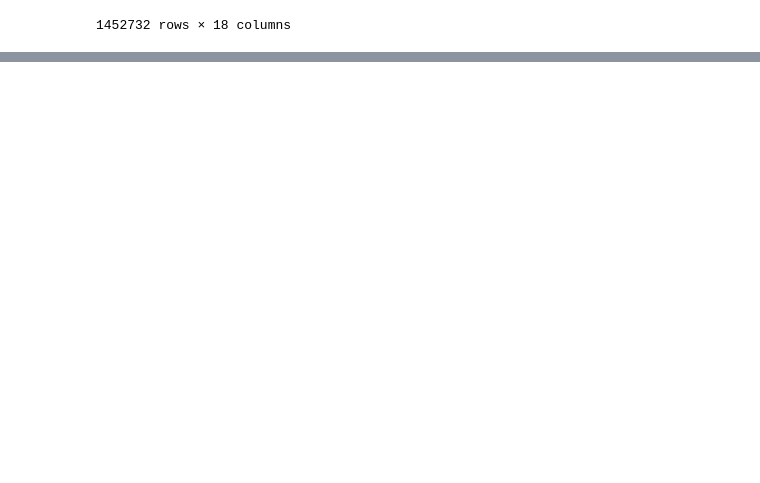
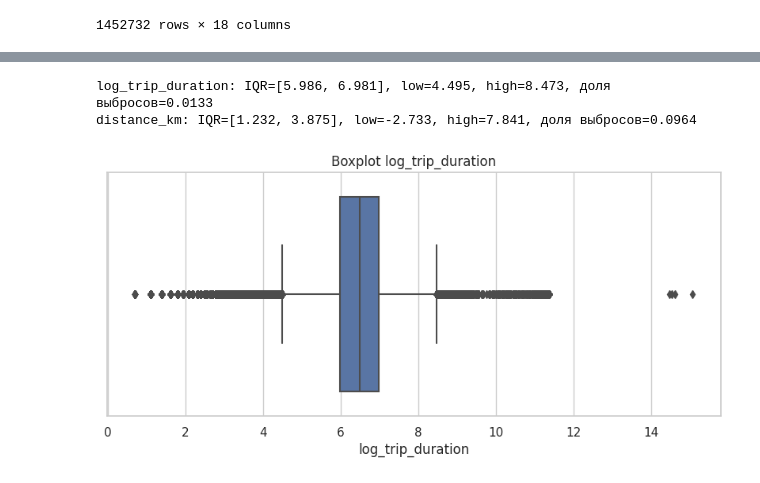
Before and after one commit to Katachy74/ML_Project, a Jupyter notebook: cu-project.ipynb, the cells around one changed output, grey strips where cells are left out. Drawn from its saved outputs; the diff is of its cells as text; code cells hidden in the pictures; blank space fills up the shorter version.

```diff
--- a/cu-project.ipynb
+++ b/cu-project.ipynb
@@ -285,6 +285,8 @@ plt.title("store_and_fwd_flag")
 plt.show()
 # %% [output]
 [figure]
+# %%
+train['store_and_fwd_flag'] = (train['store_and_fwd_flag'] == 'N').astype(int)
 # %% [markdown]
 # Подготовка данных
 # %% [markdown]
@@ -588,0 +587,21 @@ result_df
+# %%
+z_scores = np.abs(stats.zscore(train[num_cols]))
+z_thresh = 3.0
+
+for i, col in enumerate(num_cols):
+    train[f"is_z_outlier_{col}"] = (z_scores[:, i] > z_thresh).astype(int)
+
+train[[c for c in train.columns if c.startswith("is_z_outlier_")]].mean()
+
+plt.figure(figsize=(10, 4))
+sns.histplot(train["log_trip_duration"], bins=100, kde=False)
+plt.title("log_trip_duration с Z-выбросами")
+plt.xlabel("log_trip_duration")
+plt.ylabel("count")
+
+mu = train["log_trip_duration"].mean()
+sigma = train["log_trip_duration"].std()
+plt.axvline(mu + z_thresh * sigma, color="red", linestyle="--", label="+3σ")
+plt.axvline(mu - z_thresh * sigma, color="red", linestyle="--", label="-3σ")
+plt.legend()
+plt.show()
@@ -588,0 +610,26 @@ result_df
+# %%
+for col in ["log_trip_duration", "distance_km"]:
+    q1 = train[col].quantile(0.25)
+    q3 = train[col].quantile(0.75)
+    iqr = q3 - q1
+    lower = q1 - 1.5 * iqr
+    upper = q3 + 1.5 * iqr
+
+    train[f"is_iqr_outlier_{col}"] = (
+        (train[col] < lower) | (train[col] > upper)
+    ).astype(int)
+
+    print(
+        f"{col}: IQR=[{q1:.3f}, {q3:.3f}], "
+        f"low={lower:.3f}, high={upper:.3f}, "
+        f"доля выбросов={train[f'is_iqr_outlier_{col}'].mean():.4f}"
+    )
+
+plt.figure(figsize=(10, 4))
+sns.boxplot(x=train["log_trip_duration"])
+plt.title("Boxplot log_trip_duration")
+plt.show()
+# %% [output]
+log_trip_duration: IQR=[5.986, 6.981], low=4.495, high=8.473, доля выбросов=0.0133
+distance_km: IQR=[1.232, 3.875], low=-2.733, high=7.841, доля выбросов=0.0964
+[figure, added]
```
Also changed, not shown: parts of 14 cells of this notebook.
